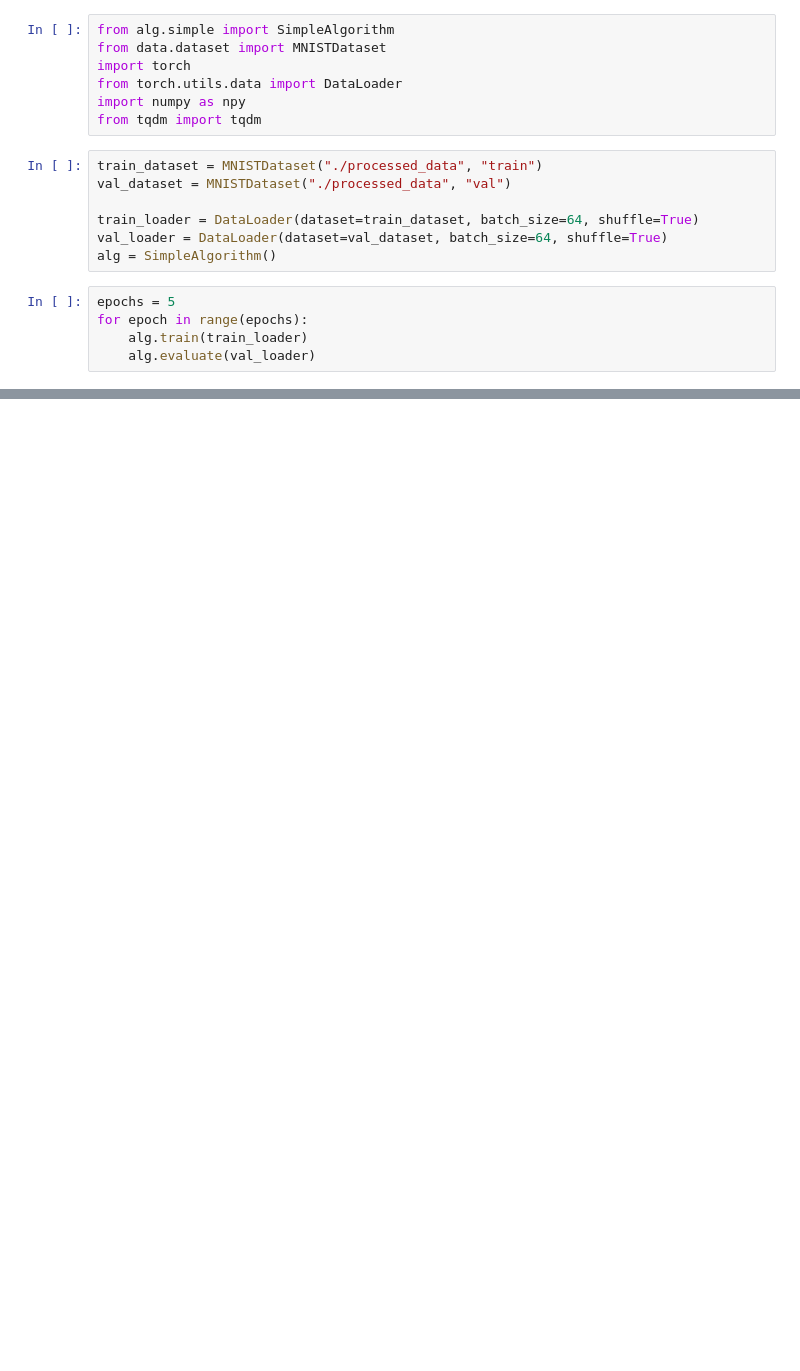
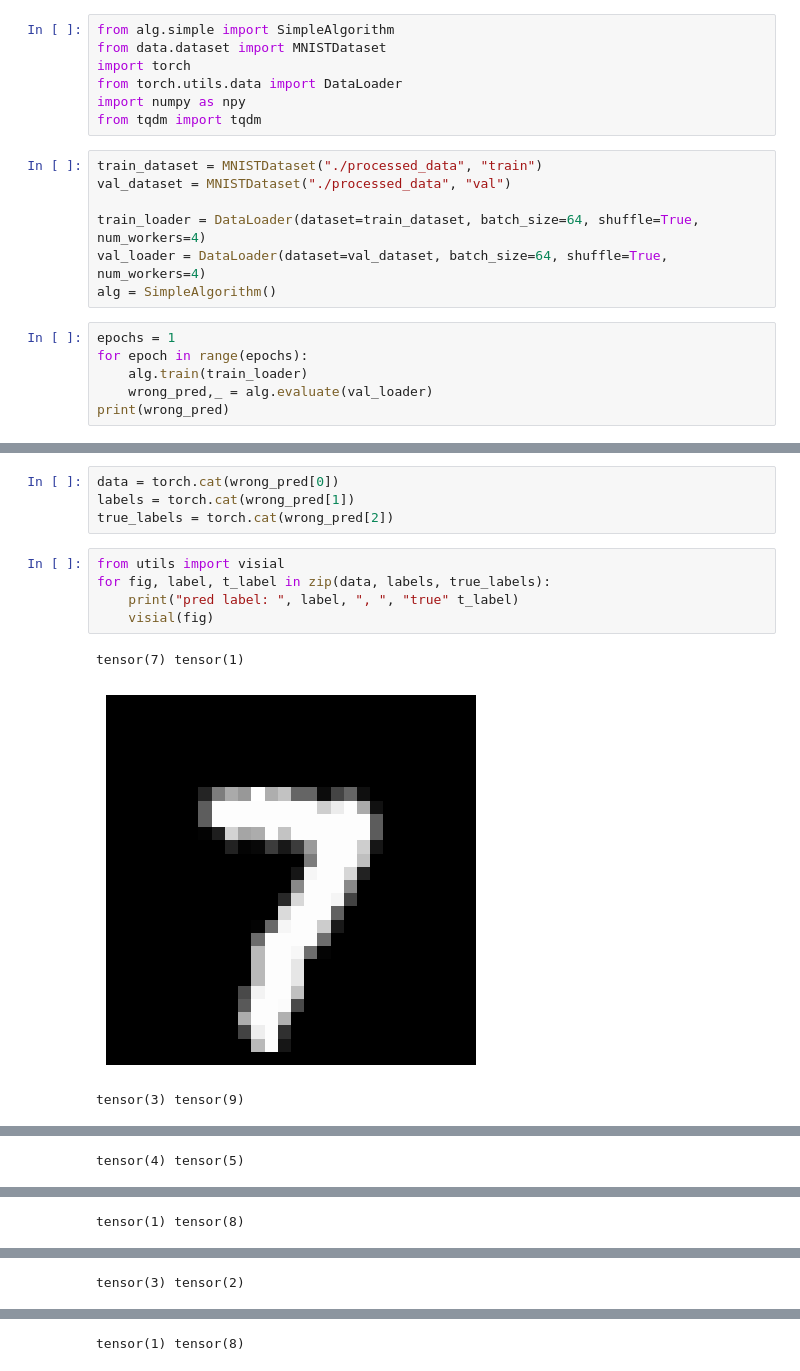
Before and after one commit to Sustech-yx/CSE5001_Project, a Jupyter notebook: main.ipynb, the cells around one changed output, grey strips where cells are left out. Cells and saved outputs as stored; diff of their text form; blank space fills up the shorter version.

```diff
--- a/main.ipynb
+++ b/main.ipynb
@@ -9,12 +9,13 @@ from tqdm import tqdm
 train_dataset = MNISTDataset("./processed_data", "train")
 val_dataset = MNISTDataset("./processed_data", "val")
 
-train_loader = DataLoader(dataset=train_dataset, batch_size=64, shuffle=True)
-val_loader = DataLoader(dataset=val_dataset, batch_size=64, shuffle=True)
+train_loader = DataLoader(dataset=train_dataset, batch_size=64, shuffle=True, num_workers=4)
+val_loader = DataLoader(dataset=val_dataset, batch_size=64, shuffle=True, num_workers=4)
 alg = SimpleAlgorithm()
 # %%
-epochs = 5
+epochs = 1
 for epoch in range(epochs):
     alg.train(train_loader)
-    alg.evaluate(val_loader)
+    wrong_pred,_ = alg.evaluate(val_loader)
+print(wrong_pred)
 # %% [output]
@@ -30,0 +39,13 @@ Accuracy on the val set: 75 %
+# %%
+data = torch.cat(wrong_pred[0])
+labels = torch.cat(wrong_pred[1])
+true_labels = torch.cat(wrong_pred[2])
+# %%
+from utils import visial
+for fig, label, t_label in zip(data, labels, true_labels):
+    print("pred label: ", label, ", ", "true" t_label)
+    visial(fig)
+# %% [output]
+tensor(7) tensor(1)
+[figure, added]
+tensor(3) tensor(9)
@@ -30,0 +53 @@ Accuracy on the val set: 75 %
+tensor(4) tensor(5)
@@ -30,0 +55 @@ Accuracy on the val set: 75 %
+tensor(1) tensor(8)
@@ -30,0 +57 @@ Accuracy on the val set: 75 %
+tensor(3) tensor(2)
@@ -30,0 +59 @@ Accuracy on the val set: 75 %
+tensor(1) tensor(8)
```
Also changed, not shown: parts of 2 cells of this notebook, 4 other files.
